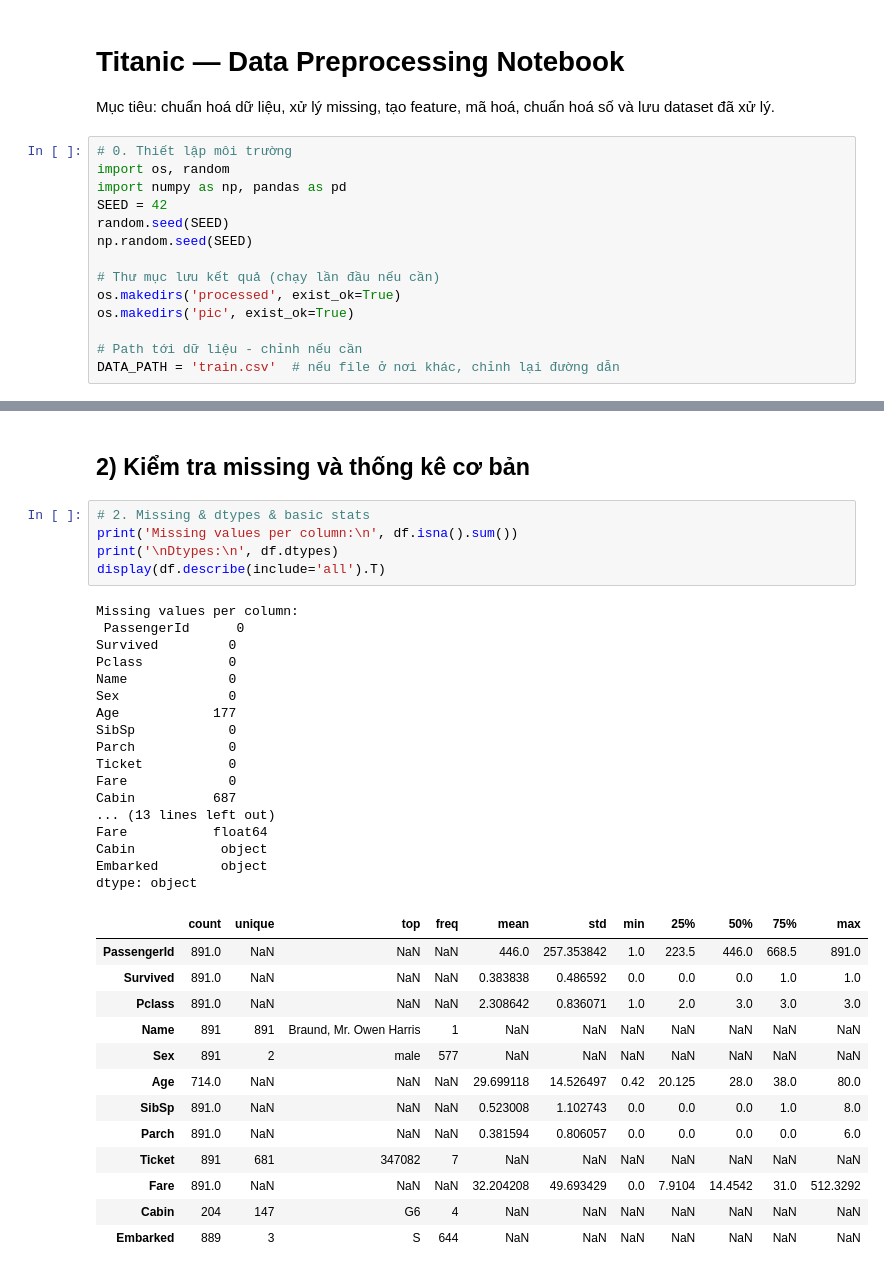
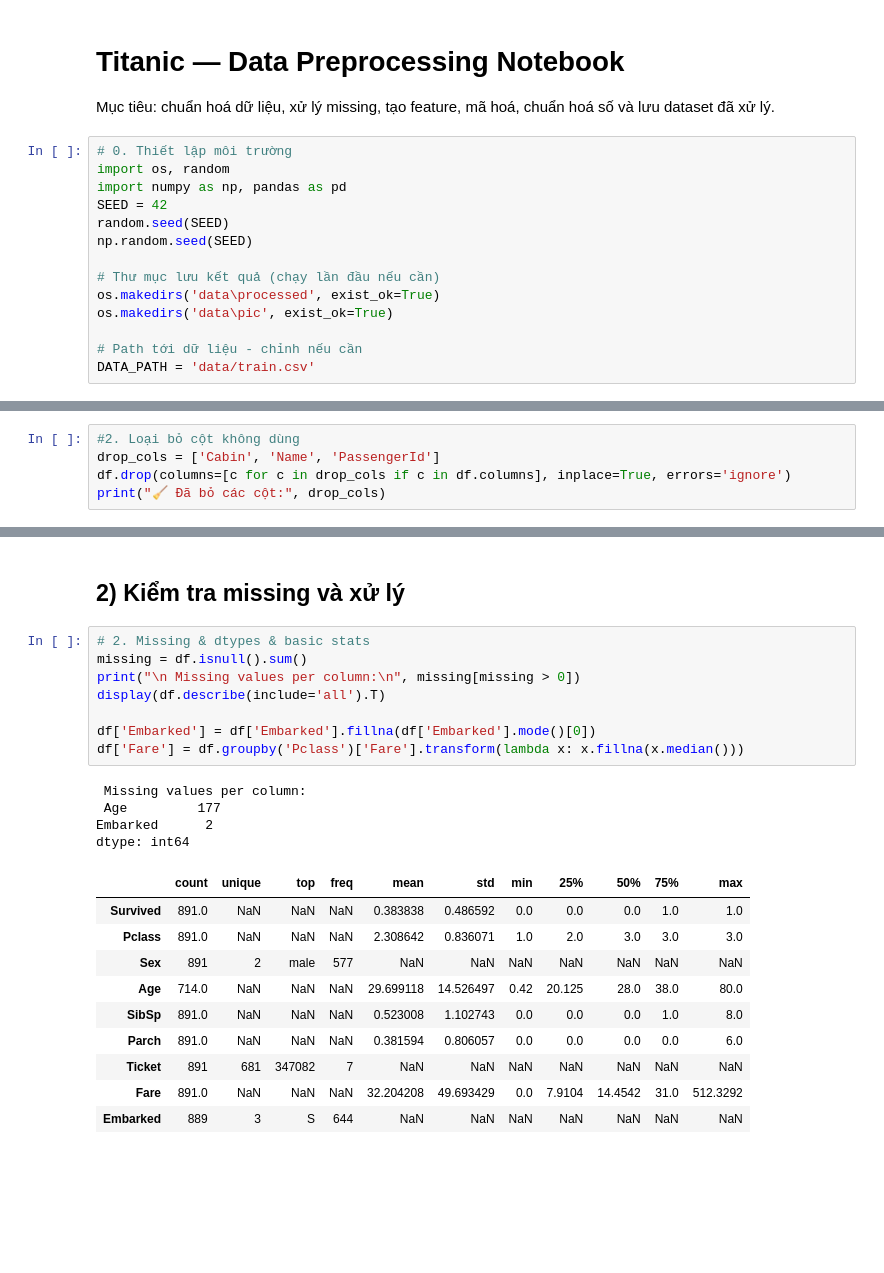
Before and after one commit to tp1454/titanic, a Jupyter notebook: code/titanic_preprocessing.ipynb, the cells around one changed output, grey strips where cells are left out. Drawn from its saved outputs; the diff is of its cells as text; blank space fills up the shorter version.

```diff
--- a/code/titanic_preprocessing.ipynb
+++ b/code/titanic_preprocessing.ipynb
@@ -11,9 +11,9 @@ random.seed(SEED)
 np.random.seed(SEED)
 
 # Thư mục lưu kết quả (chạy lần đầu nếu cần)
-os.makedirs('processed', exist_ok=True)
-os.makedirs('pic', exist_ok=True)
+os.makedirs('data\processed', exist_ok=True)
+os.makedirs('data\pic', exist_ok=True)
 
 # Path tới dữ liệu - chỉnh nếu cần
-DATA_PATH = 'train.csv'  # nếu file ở nơi khác, chỉnh lại đường dẫn
+DATA_PATH = 'data/train.csv'
 # %% [markdown]
@@ -31,3 +31,8 @@ Shape: (891, 12)
 | 2 | 3 | 1 | 3 | Heikkinen, Miss. Laina | female | 26.0 | 0 | 0 | STON/O2. 3101282 | 7.9250 | ... |
 | 3 | 4 | 1 | 1 | Futrelle, Mrs. Jacques Heath (Lil... | female | 35.0 | 1 | 0 | 113803 | 53.1000 | ... |
 | 4 | 5 | 0 | 3 | Allen, Mr. William Henry | male | 35.0 | 0 | 0 | 373450 | 8.0500 | ... |
+# %%
+#2. Loại bỏ cột không dùng
+drop_cols = ['Cabin', 'Name', 'PassengerId']
+df.drop(columns=[c for c in drop_cols if c in df.columns], inplace=True, errors='ignore')
+print("🧹 Đã bỏ các cột:", drop_cols)
@@ -34,39 +68,26 @@ Shape: (891, 12)
 # %% [markdown]
-## 2) Kiểm tra missing và thống kê cơ bản
+## 2) Kiểm tra missing và xử lý
 # %%
 # 2. Missing & dtypes & basic stats
-print('Missing values per column:\n', df.isna().sum())
-print('\nDtypes:\n', df.dtypes)
+missing = df.isnull().sum()
+print("\n Missing values per column:\n", missing[missing > 0])
 display(df.describe(include='all').T)
+
+df['Embarked'] = df['Embarked'].fillna(df['Embarked'].mode()[0])
+df['Fare'] = df.groupby('Pclass')['Fare'].transform(lambda x: x.fillna(x.median()))
 # %% [output]
-Missing values per column:
- PassengerId      0
-Survived         0
-Pclass           0
-Name             0
-Sex              0
-Age            177
-SibSp            0
-Parch            0
-Ticket           0
-Fare             0
-Cabin          687
-... (13 lines left out)
-Fare           float64
-Cabin           object
-Embarked        object
-dtype: object
+ Missing values per column:
+ Age         177
+Embarked      2
+dtype: int64
 |  | count | unique | top | freq | mean | std | min | 25% | 50% | 75% | max |
-| PassengerId | 891.0 | NaN | NaN | NaN | 446.0 | 257.353842 | 1.0 | 223.5 | 446.0 | 668.5 | 891.0 |
 | Survived | 891.0 | NaN | NaN | NaN | 0.383838 | 0.486592 | 0.0 | 0.0 | 0.0 | 1.0 | 1.0 |
 | Pclass | 891.0 | NaN | NaN | NaN | 2.308642 | 0.836071 | 1.0 | 2.0 | 3.0 | 3.0 | 3.0 |
-| Name | 891 | 891 | Braund, Mr. Owen Harris | 1 | NaN | NaN | NaN | NaN | NaN | NaN | NaN |
 | Sex | 891 | 2 | male | 577 | NaN | NaN | NaN | NaN | NaN | NaN | NaN |
 | Age | 714.0 | NaN | NaN | NaN | 29.699118 | 14.526497 | 0.42 | 20.125 | 28.0 | 38.0 | 80.0 |
 | SibSp | 891.0 | NaN | NaN | NaN | 0.523008 | 1.102743 | 0.0 | 0.0 | 0.0 | 1.0 | 8.0 |
 | Parch | 891.0 | NaN | NaN | NaN | 0.381594 | 0.806057 | 0.0 | 0.0 | 0.0 | 0.0 | 6.0 |
 | Ticket | 891 | 681 | 347082 | 7 | NaN | NaN | NaN | NaN | NaN | NaN | NaN |
 | Fare | 891.0 | NaN | NaN | NaN | 32.204208 | 49.693429 | 0.0 | 7.9104 | 14.4542 | 31.0 | 512.3292 |
-| Cabin | 204 | 147 | G6 | 4 | NaN | NaN | NaN | NaN | NaN | NaN | NaN |
 | Embarked | 889 | 3 | S | 644 | NaN | NaN | NaN | NaN | NaN | NaN | NaN |
 # %% [markdown]
```
Also changed, not shown: parts of 18 cells of this notebook.
